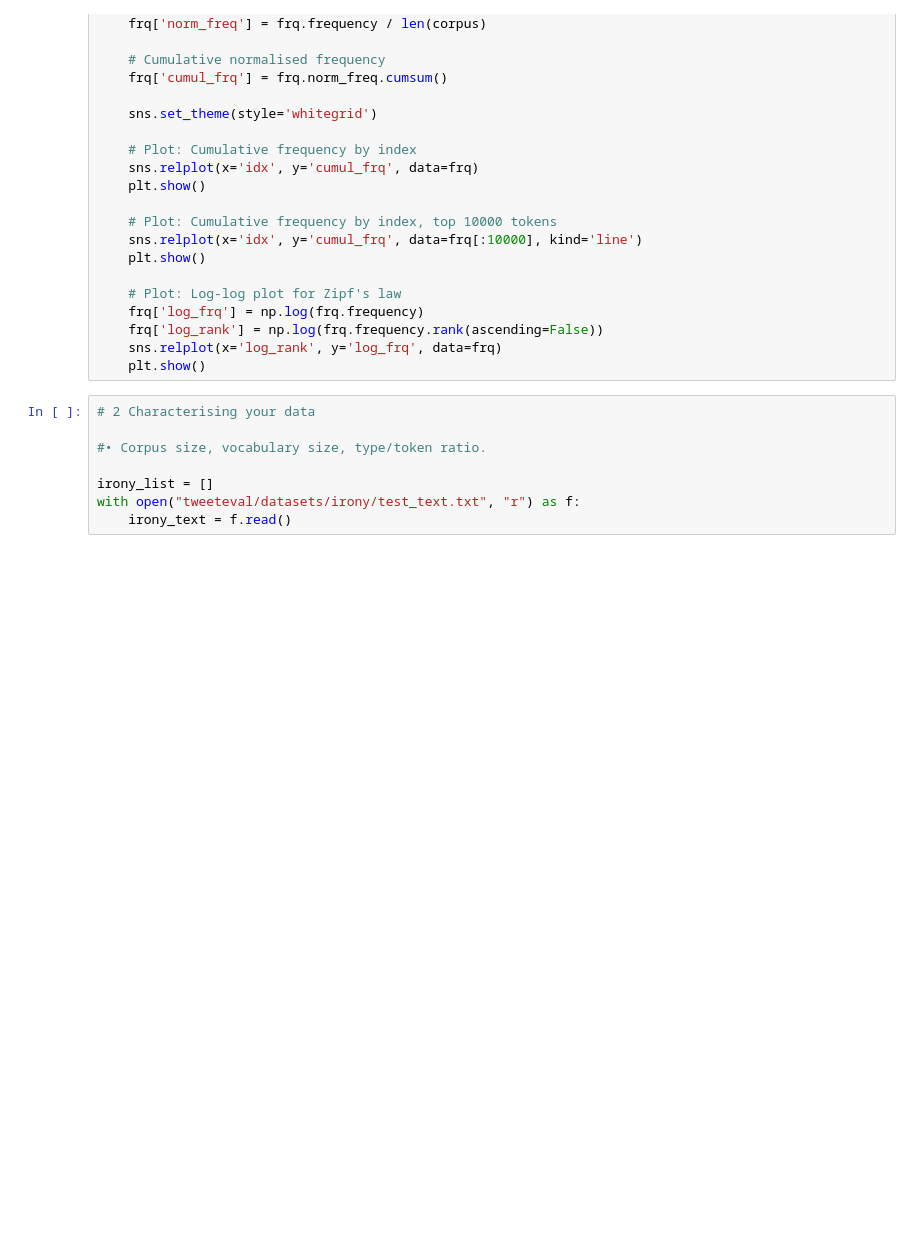
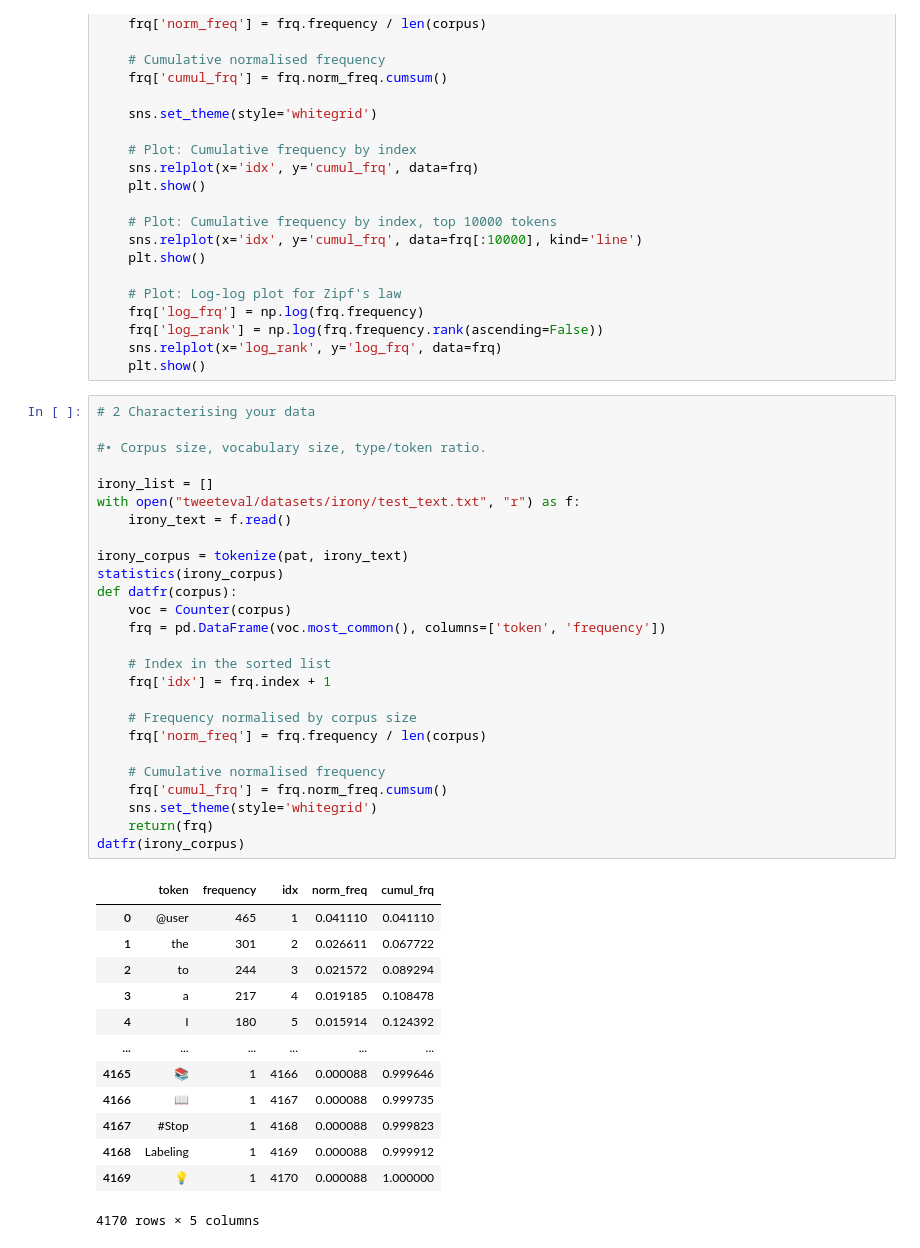
Before and after one commit to viggo-gascou/fyp2022g03GroupB2, a Jupyter notebook: notebook.ipynb, the cells around one changed output. Saved outputs shown, nothing was run; the diff lists cells and outputs as text; blank space fills up the shorter version.

```diff
--- a/notebook.ipynb
+++ b/notebook.ipynb
@@ -59,11 +62,43 @@ def zipf(corpus):
 # %%
 # 2 Characterising your data
 
 #• Corpus size, vocabulary size, type/token ratio.
 
 irony_list = []
 with open("tweeteval/datasets/irony/test_text.txt", "r") as f:
     irony_text = f.read()
+
+irony_corpus = tokenize(pat, irony_text)
+statistics(irony_corpus)
+def datfr(corpus):
+    voc = Counter(corpus)
+    frq = pd.DataFrame(voc.most_common(), columns=['token', 'frequency'])
+
+    # Index in the sorted list
+    frq['idx'] = frq.index + 1
+
+    # Frequency normalised by corpus size
+    frq['norm_freq'] = frq.frequency / len(corpus)
+
+    # Cumulative normalised frequency
+    frq['cumul_frq'] = frq.norm_freq.cumsum()
+    sns.set_theme(style='whitegrid')
+    return(frq)
+datfr(irony_corpus)
+# %% [output]
+|  | token | frequency | idx | norm_freq | cumul_frq |
+| 0 | @user | 465 | 1 | 0.041110 | 0.041110 |
+| 1 | the | 301 | 2 | 0.026611 | 0.067722 |
+| 2 | to | 244 | 3 | 0.021572 | 0.089294 |
+| 3 | a | 217 | 4 | 0.019185 | 0.108478 |
+| 4 | I | 180 | 5 | 0.015914 | 0.124392 |
+| ... | ... | ... | ... | ... | ... |
+| 4165 | 📚 | 1 | 4166 | 0.000088 | 0.999646 |
+| 4166 | 📖 | 1 | 4167 | 0.000088 | 0.999735 |
+| 4167 | #Stop | 1 | 4168 | 0.000088 | 0.999823 |
+| 4168 | Labeling | 1 | 4169 | 0.000088 | 0.999912 |
+| 4169 | 💡 | 1 | 4170 | 0.000088 | 1.000000 |
+4170 rows × 5 columns
 # %%
 stances = ["abortion", "atheism", "climate", "feminist", "hillary"]
 stance_texts = []
```
Also changed, not shown: parts of 6 cells of this notebook, 7 other files.
